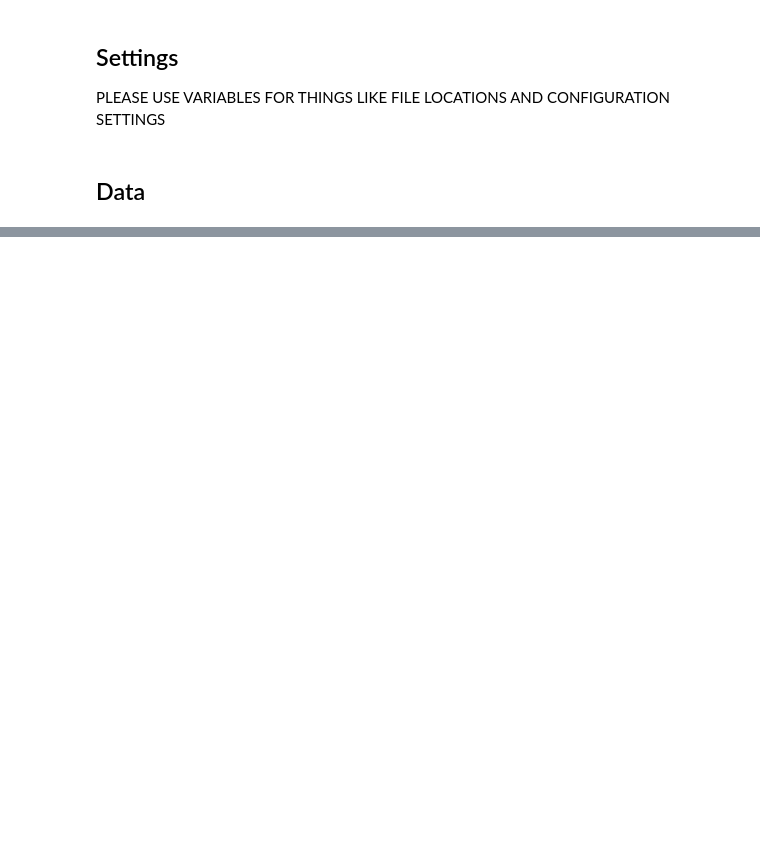
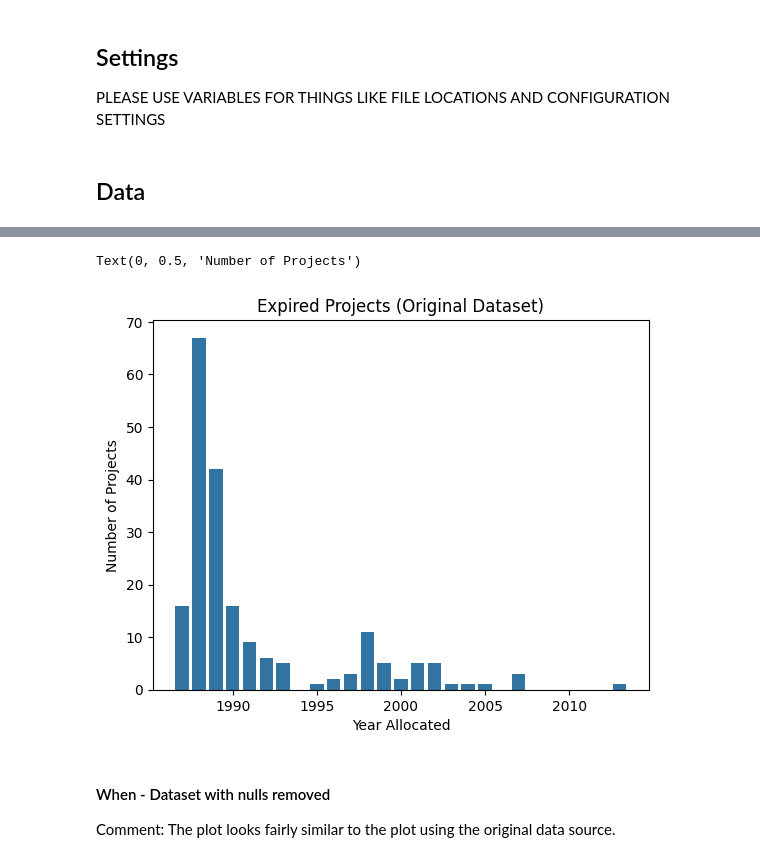
Before and after one commit to datakind/affordable-housing-tooling, a Jupyter notebook: workstream2/LIHTC_Expiration_Prediction.ipynb, the cells around one changed output, grey strips where cells are left out. Drawn from its saved outputs; the diff is of its cells as text; code cells hidden in the pictures; blank space fills up the shorter version.

```diff
--- a/workstream2/LIHTC_Expiration_Prediction.ipynb
+++ b/workstream2/LIHTC_Expiration_Prediction.ipynb
@@ -85,0 +226,17 @@ df2.head()
+# %%
+invalid_date_values = [9999, 8888]
+invalid_date_filter = ~df_original_fl['yr_alloc'].isin(invalid_date_values)
+expired_filter = df_original_fl['expired'] == 1
+df_original_fl_yr_alloc_expired = df_original_fl['yr_alloc'][invalid_date_filter & expired_filter].value_counts().sort_index()
+# %%
+fig = sns.barplot(df_original_fl_yr_alloc_expired, native_scale=True)
+fig.set_title('Expired Projects (Original Dataset)')
+fig.set_xlabel("Year Allocated")
+fig.set_ylabel("Number of Projects")
+# %% [output]
+Text(0, 0.5, 'Number of Projects')
+[figure, added]
+# %% [markdown]
+#### When - Dataset with nulls removed
+
+Comment: The plot looks fairly similar to the plot using the original data source.
```
Also changed, not shown: parts of 47 cells of this notebook, 1 other file.
